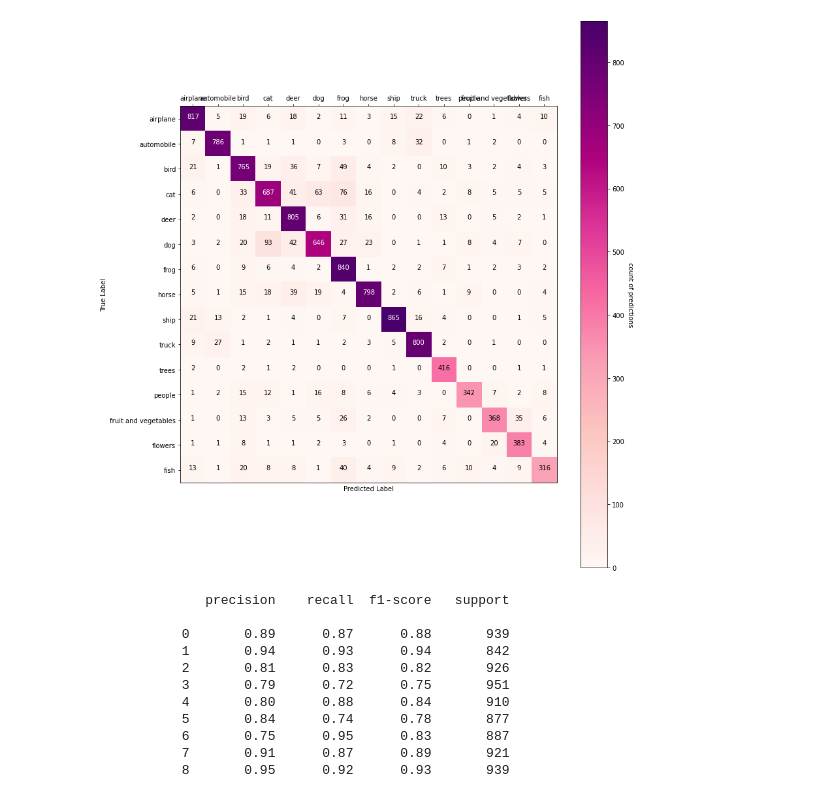
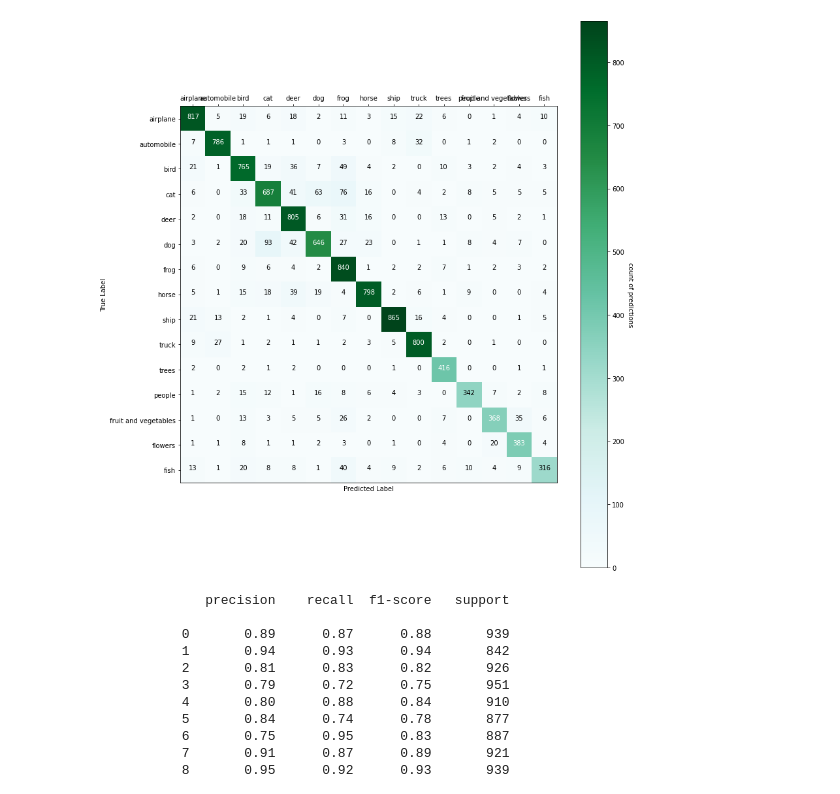
Before and after one commit to amatProject/colabFiles, a Jupyter notebook: final_model_analyzes.ipynb, the cells around one changed output. Drawn from its saved outputs; the diff is of its cells as text; code cells hidden in the pictures.

```diff
--- a/final_model_analyzes.ipynb
+++ b/final_model_analyzes.ipynb
@@ -99,31 +99,31 @@ def annotate_heatmap(im, data=None, fmt="d", threshold=None):
 # %%
 # labels={0: "airplane", 1: "automobile", 2: "bird", 3: "cat", 4: "deer", 5: "dog", 6: "frog", 7: "horse", 8: "ship", 9: "truck", 10: "fish", 11: "flowers", 12: "fruit and vegetables", 13: "people", 14: "trees"}
 labels={0:'airplane',1:'automobile',2:'bird',3:'cat',4:'deer',5:'dog',6:'frog',7:'horse',8:'ship',9:'truck',
             10:'trees',11:'people',12:'fruit and vegetables',13:'flowers',14:'fish'}
 # Convert predictions classes to one hot vectors
 Y_pred_classes = np.argmax(pred, axis=1)
 # Convert validation observations to one hot vectors
 Y_true = np.argmax(y_test, axis=1)
 # Errors are difference between predicted labels and true labels
 errors = (Y_pred_classes - Y_true != 0)
 
 Y_pred_classes_errors = Y_pred_classes[errors]
 Y_pred_errors = pred[errors]
 Y_true_errors = Y_true[errors]
 X_test_errors = x_test[errors]
 
 cm = confusion_matrix(Y_true, Y_pred_classes)
-thresh = cm.max() / 2.
+thresh = 2*cm.max() / 5.
 
 fig, ax = plt.subplots(figsize=(12,12))
 im, cbar = heatmap(cm, labels.values(), labels.values(), ax=ax,
-                   cmap=plt.cm.RdPu, cbarlabel="count of predictions")
+                   cmap=plt.cm.BuGn, cbarlabel="count of predictions")
 texts = annotate_heatmap(im, data=cm, threshold=thresh)
 
 fig.tight_layout()
 plt.show()
 # %% [output]
-[figure, old version]
+[figure, new version]
 # %%
 print(classification_report(Y_true, Y_pred_classes))
 # %% [output]
```
Also changed, not shown: parts of 3 cells of this notebook.
